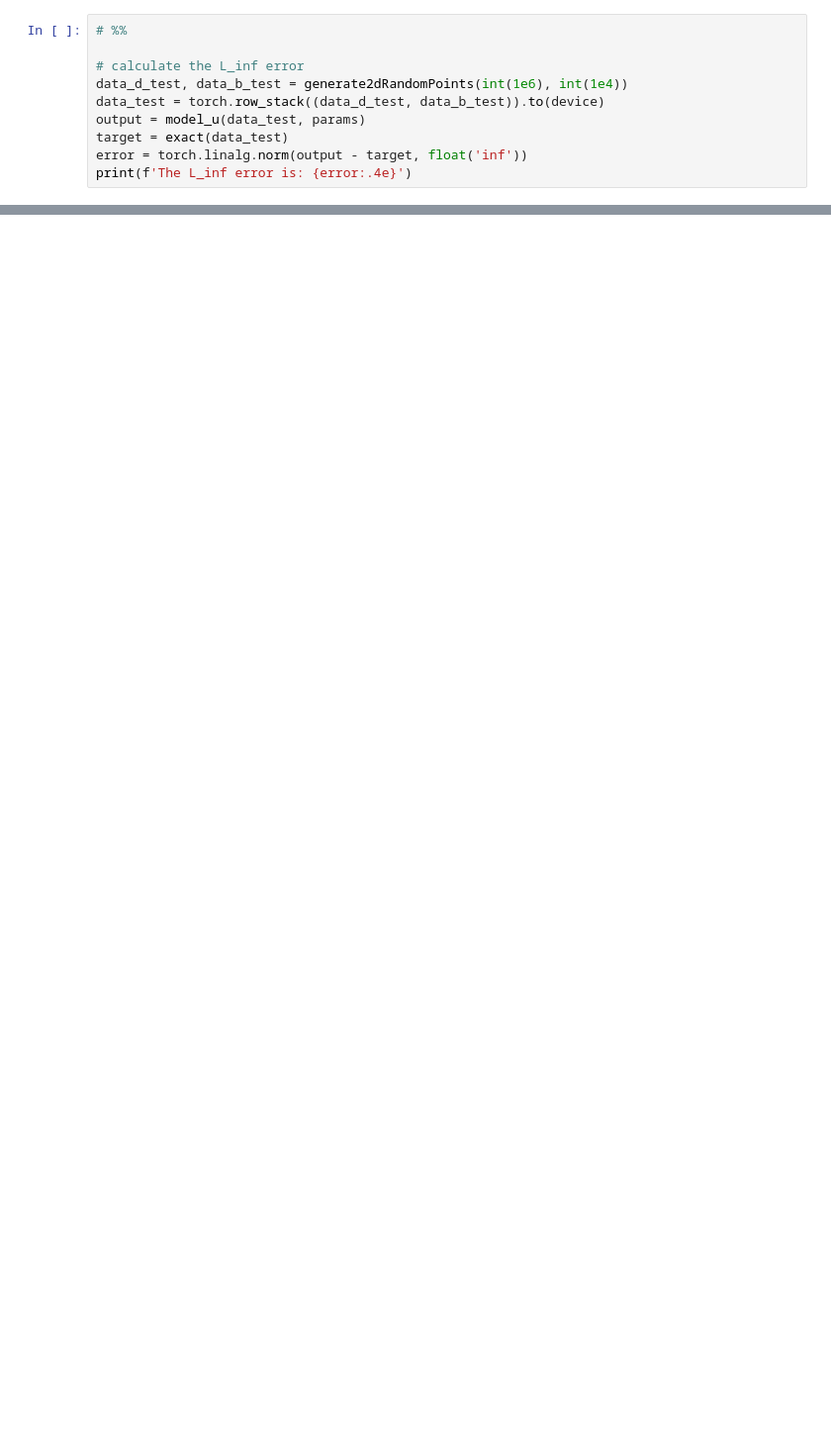
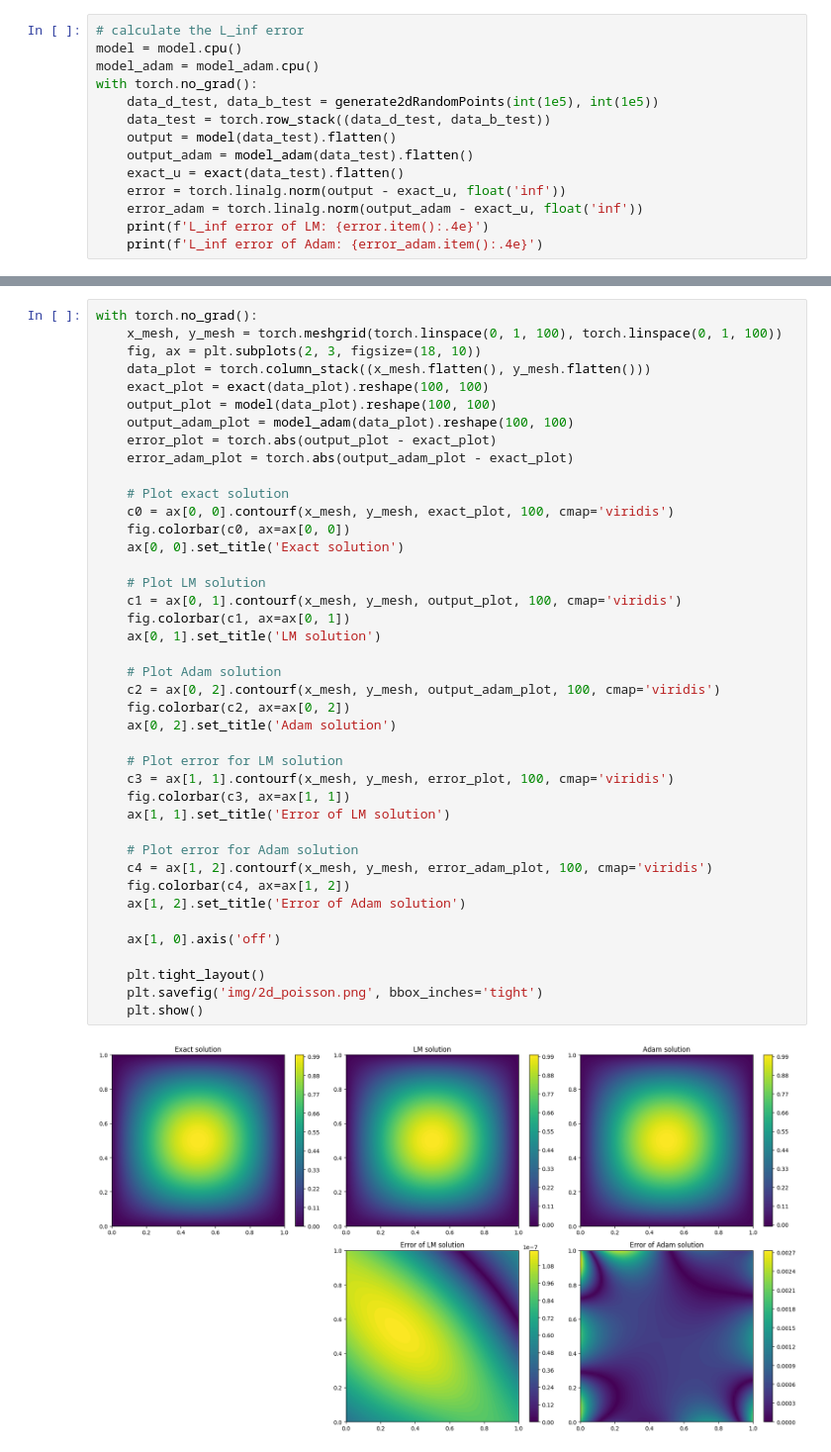
Before and after one commit to twMisc/LM-PyTorch-Training, a Jupyter notebook: 02_Possion_2D_PINNs.ipynb, the cells around one changed output, grey strips where cells are left out. Shown at 99% size. Drawn from its saved outputs; the diff is of its cells as text; blank space fills up the shorter version.

```diff
--- a/02_Possion_2D_PINNs.ipynb
+++ b/02_Possion_2D_PINNs.ipynb
@@ -123,11 +149,15 @@ training time: 6.309163331985474 (s).
 # %%
-# %%
-
 # calculate the L_inf error
-data_d_test, data_b_test = generate2dRandomPoints(int(1e6), int(1e4))
-data_test = torch.row_stack((data_d_test, data_b_test)).to(device)
-output = model_u(data_test, params)
-target = exact(data_test)
-error = torch.linalg.norm(output - target, float('inf'))
-print(f'The L_inf error is: {error:.4e}')
+model = model.cpu()
+model_adam = model_adam.cpu()
+with torch.no_grad():
+    data_d_test, data_b_test = generate2dRandomPoints(int(1e5), int(1e5))
+    data_test = torch.row_stack((data_d_test, data_b_test))
+    output = model(data_test).flatten()
+    output_adam = model_adam(data_test).flatten()
+    exact_u = exact(data_test).flatten()
+    error = torch.linalg.norm(output - exact_u, float('inf'))
+    error_adam = torch.linalg.norm(output_adam - exact_u, float('inf'))
+    print(f'L_inf error of LM: {error.item():.4e}')
+    print(f'L_inf error of Adam: {error_adam.item():.4e}')
 # %% [output]
@@ -134,0 +166,43 @@ The L_inf error is: 1.4253e-07
+# %%
+with torch.no_grad():
+    x_mesh, y_mesh = torch.meshgrid(torch.linspace(0, 1, 100), torch.linspace(0, 1, 100))
+    fig, ax = plt.subplots(2, 3, figsize=(18, 10))
+    data_plot = torch.column_stack((x_mesh.flatten(), y_mesh.flatten()))
+    exact_plot = exact(data_plot).reshape(100, 100)
+    output_plot = model(data_plot).reshape(100, 100)
+    output_adam_plot = model_adam(data_plot).reshape(100, 100)
+    error_plot = torch.abs(output_plot - exact_plot)
+    error_adam_plot = torch.abs(output_adam_plot - exact_plot)
+
+    # Plot exact solution
+    c0 = ax[0, 0].contourf(x_mesh, y_mesh, exact_plot, 100, cmap='viridis')
+    fig.colorbar(c0, ax=ax[0, 0])
+    ax[0, 0].set_title('Exact solution')
+
+    # Plot LM solution
+    c1 = ax[0, 1].contourf(x_mesh, y_mesh, output_plot, 100, cmap='viridis')
+    fig.colorbar(c1, ax=ax[0, 1])
+    ax[0, 1].set_title('LM solution')
+
+    # Plot Adam solution
+    c2 = ax[0, 2].contourf(x_mesh, y_mesh, output_adam_plot, 100, cmap='viridis')
+    fig.colorbar(c2, ax=ax[0, 2])
+    ax[0, 2].set_title('Adam solution')
+
+    # Plot error for LM solution
+    c3 = ax[1, 1].contourf(x_mesh, y_mesh, error_plot, 100, cmap='viridis')
+    fig.colorbar(c3, ax=ax[1, 1])
+    ax[1, 1].set_title('Error of LM solution')
+
+    # Plot error for Adam solution
+    c4 = ax[1, 2].contourf(x_mesh, y_mesh, error_adam_plot, 100, cmap='viridis')
+    fig.colorbar(c4, ax=ax[1, 2])
+    ax[1, 2].set_title('Error of Adam solution')
+
+    ax[1, 0].axis('off')
+
+    plt.tight_layout()
+    plt.savefig('img/2d_poisson.png', bbox_inches='tight')
+    plt.show()
+# %% [output]
+[figure, added]
```
Also changed, not shown: parts of 10 cells of this notebook, 4 other files.
